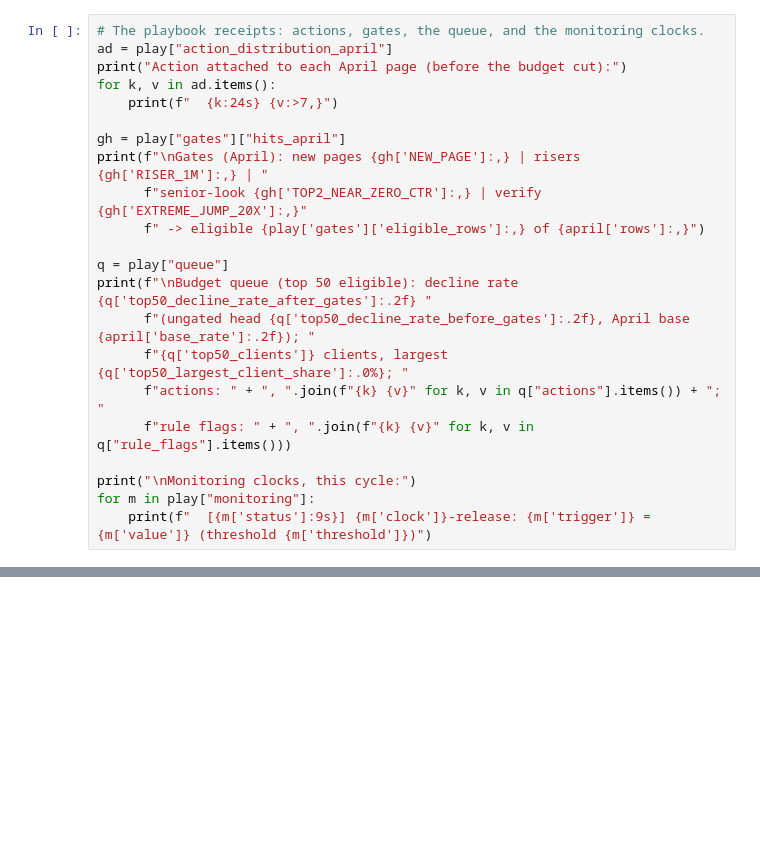
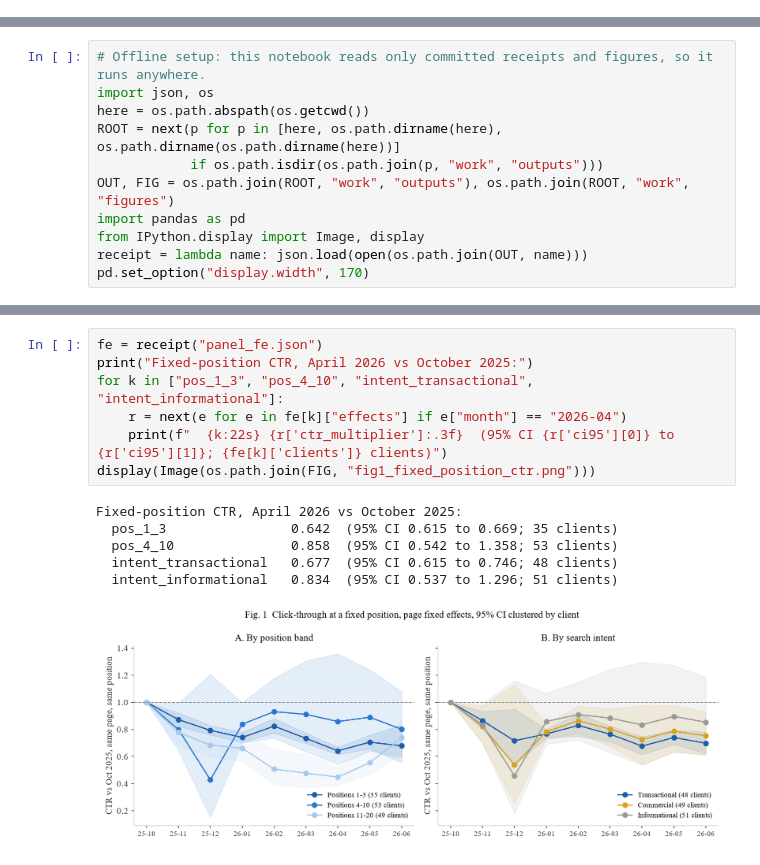
Before and after one commit to Tessa-Saumu/FlyRank-ML-Internship, a Jupyter notebook: work/notebooks/capstone.ipynb, the cells around one changed output, grey strips where cells are left out. Cells and saved outputs as stored; diff of their text form; blank space fills up the shorter version.

```diff
--- a/work/notebooks/capstone.ipynb
+++ b/work/notebooks/capstone.ipynb
@@ -472,22 +0,0 @@ Base-rate drift across the panel (w06): about 0.20 in February -> 0.56 in April
-# %%
-# The playbook receipts: actions, gates, the queue, and the monitoring clocks.
-ad = play["action_distribution_april"]
-print("Action attached to each April page (before the budget cut):")
-for k, v in ad.items():
-    print(f"  {k:24s} {v:>7,}")
-
-gh = play["gates"]["hits_april"]
-print(f"\nGates (April): new pages {gh['NEW_PAGE']:,} | risers {gh['RISER_1M']:,} | "
-      f"senior-look {gh['TOP2_NEAR_ZERO_CTR']:,} | verify {gh['EXTREME_JUMP_20X']:,}"
-      f" -> eligible {play['gates']['eligible_rows']:,} of {april['rows']:,}")
-
-q = play["queue"]
-print(f"\nBudget queue (top 50 eligible): decline rate {q['top50_decline_rate_after_gates']:.2f} "
-      f"(ungated head {q['top50_decline_rate_before_gates']:.2f}, April base {april['base_rate']:.2f}); "
-      f"{q['top50_clients']} clients, largest {q['top50_largest_client_share']:.0%}; "
-      f"actions: " + ", ".join(f"{k} {v}" for k, v in q["actions"].items()) + "; "
-      f"rule flags: " + ", ".join(f"{k} {v}" for k, v in q["rule_flags"].items()))
-
-print("\nMonitoring clocks, this cycle:")
-for m in play["monitoring"]:
-    print(f"  [{m['status']:9s}] {m['clock']}-release: {m['trigger']} = {m['value']} (threshold {m['threshold']})")
@@ -640,0 +11,11 @@ Before submitting, confirm each line honestly (tick these **after** running the
+# %%
+# Offline setup: this notebook reads only committed receipts and figures, so it runs anywhere.
+import json, os
+here = os.path.abspath(os.getcwd())
+ROOT = next(p for p in [here, os.path.dirname(here), os.path.dirname(os.path.dirname(here))]
+            if os.path.isdir(os.path.join(p, "work", "outputs")))
+OUT, FIG = os.path.join(ROOT, "work", "outputs"), os.path.join(ROOT, "work", "figures")
+import pandas as pd
+from IPython.display import Image, display
+receipt = lambda name: json.load(open(os.path.join(OUT, name)))
+pd.set_option("display.width", 170)
@@ -640,0 +79,14 @@ Before submitting, confirm each line honestly (tick these **after** running the
+# %%
+fe = receipt("panel_fe.json")
+print("Fixed-position CTR, April 2026 vs October 2025:")
+for k in ["pos_1_3", "pos_4_10", "intent_transactional", "intent_informational"]:
+    r = next(e for e in fe[k]["effects"] if e["month"] == "2026-04")
+    print(f"  {k:22s} {r['ctr_multiplier']:.3f}  (95% CI {r['ci95'][0]} to {r['ci95'][1]}; {fe[k]['clients']} clients)")
+display(Image(os.path.join(FIG, "fig1_fixed_position_ctr.png")))
+# %% [output]
+Fixed-position CTR, April 2026 vs October 2025:
+  pos_1_3                0.642  (95% CI 0.615 to 0.669; 35 clients)
+  pos_4_10               0.858  (95% CI 0.542 to 1.358; 53 clients)
+  intent_transactional   0.677  (95% CI 0.615 to 0.746; 48 clients)
+  intent_informational   0.834  (95% CI 0.537 to 1.296; 51 clients)
+[figure, added]
```
Also changed, not shown: parts of 25 cells of this notebook, 55 other files.
